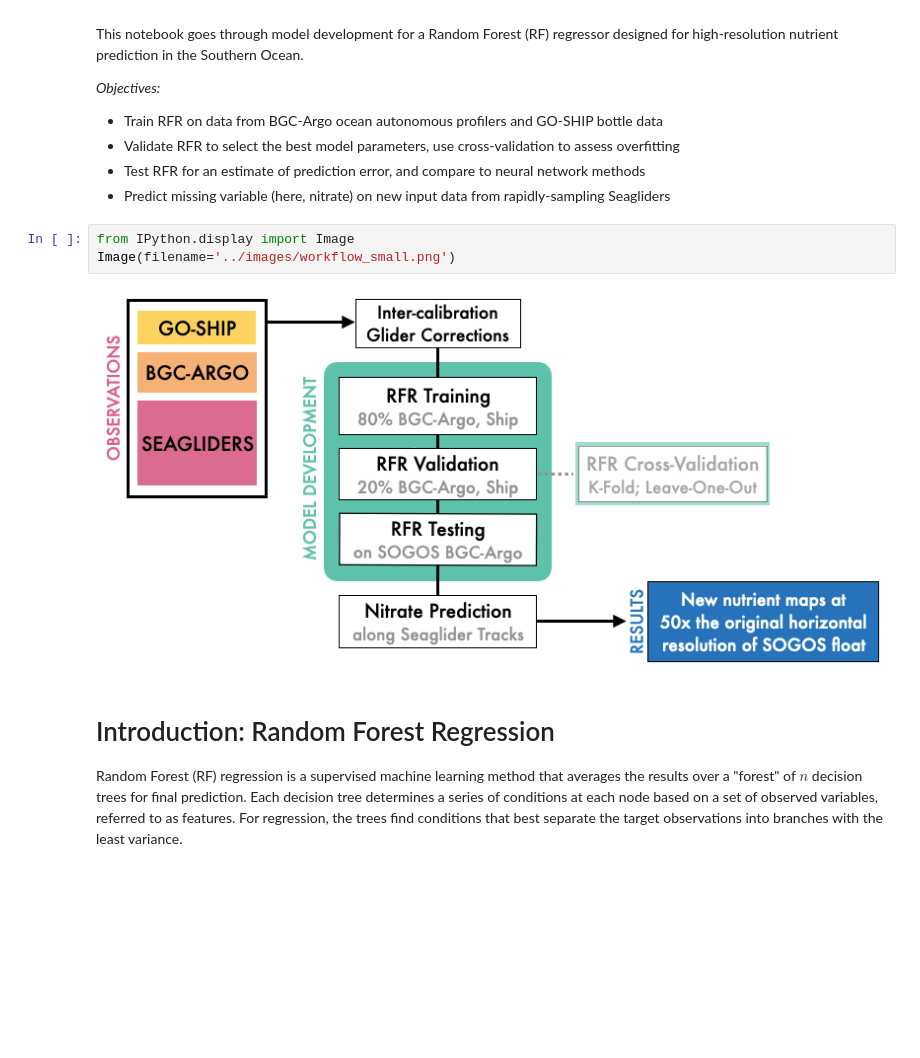
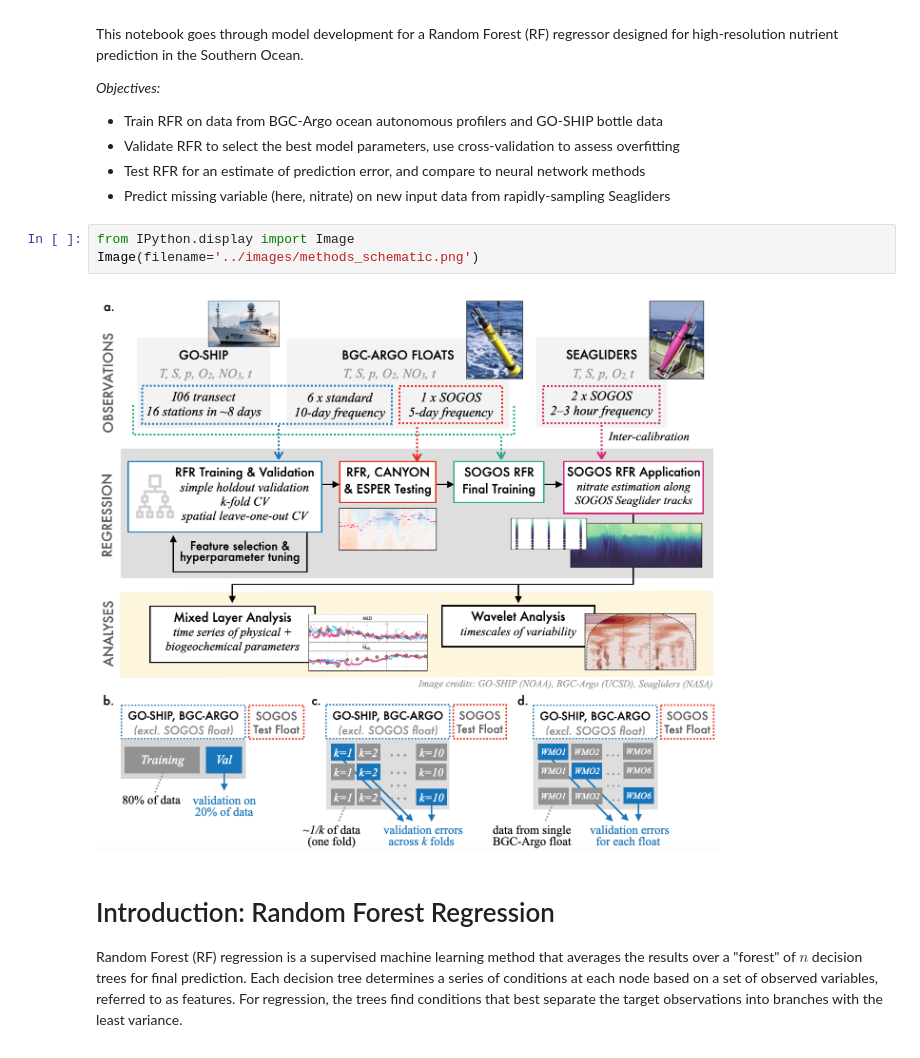
Before and after one commit to song-sangmin/RandomForestRegression_SOGOS, a Jupyter notebook: scripts/Main_RandomForest.ipynb, the cells around one changed output. Cells and saved outputs as stored; diff of their text form; blank space fills up the shorter version.

Commit message:
edit schematic

```diff
--- a/scripts/Main_RandomForest.ipynb
+++ b/scripts/Main_RandomForest.ipynb
@@ -11,9 +11,9 @@ This notebook goes through model development for a Random Forest (RF) regressor
 - Predict missing variable (here, nitrate) on new input data from rapidly-sampling Seagliders
 # %%
 from IPython.display import Image
-Image(filename='../images/workflow_small.png')
+Image(filename='../images/methods_schematic.png')
 # %% [output]
-[figure, old version]
+[figure, new version]
 # %% [markdown]
 # Introduction: Random Forest Regression
 
```
